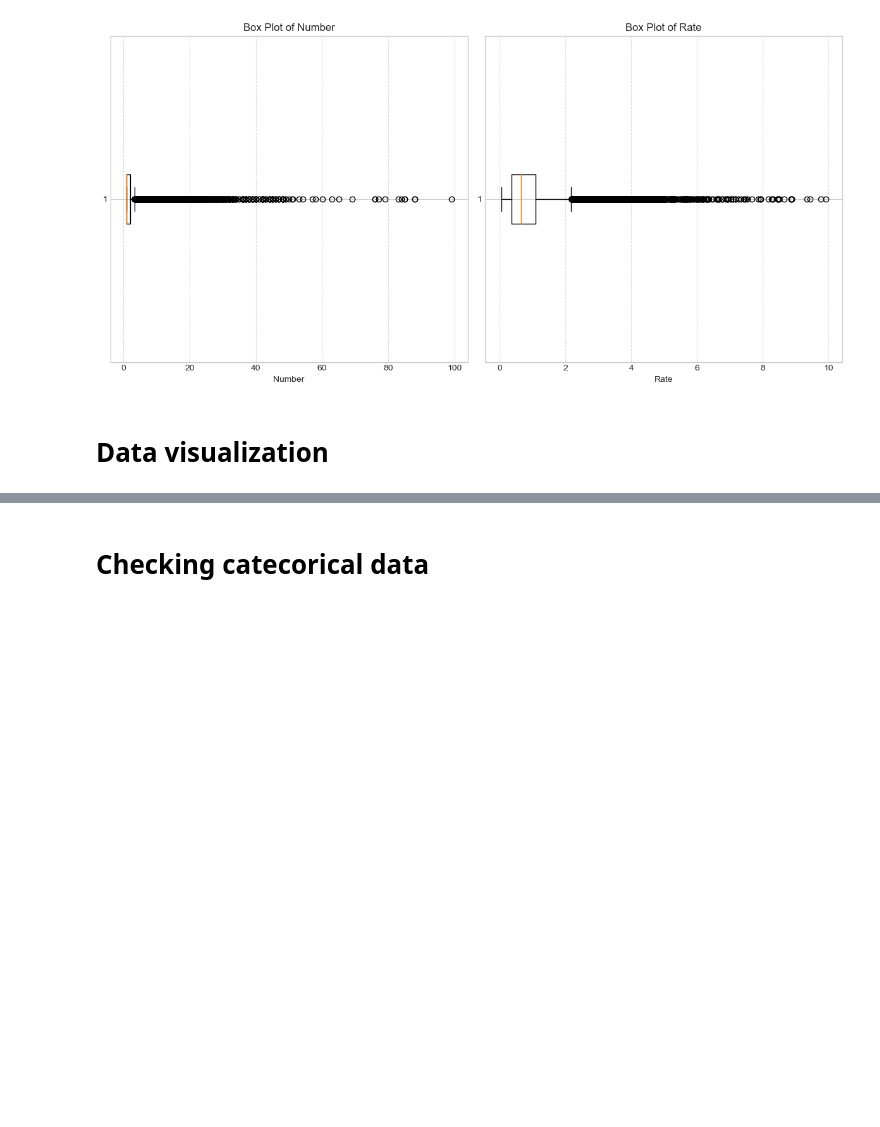
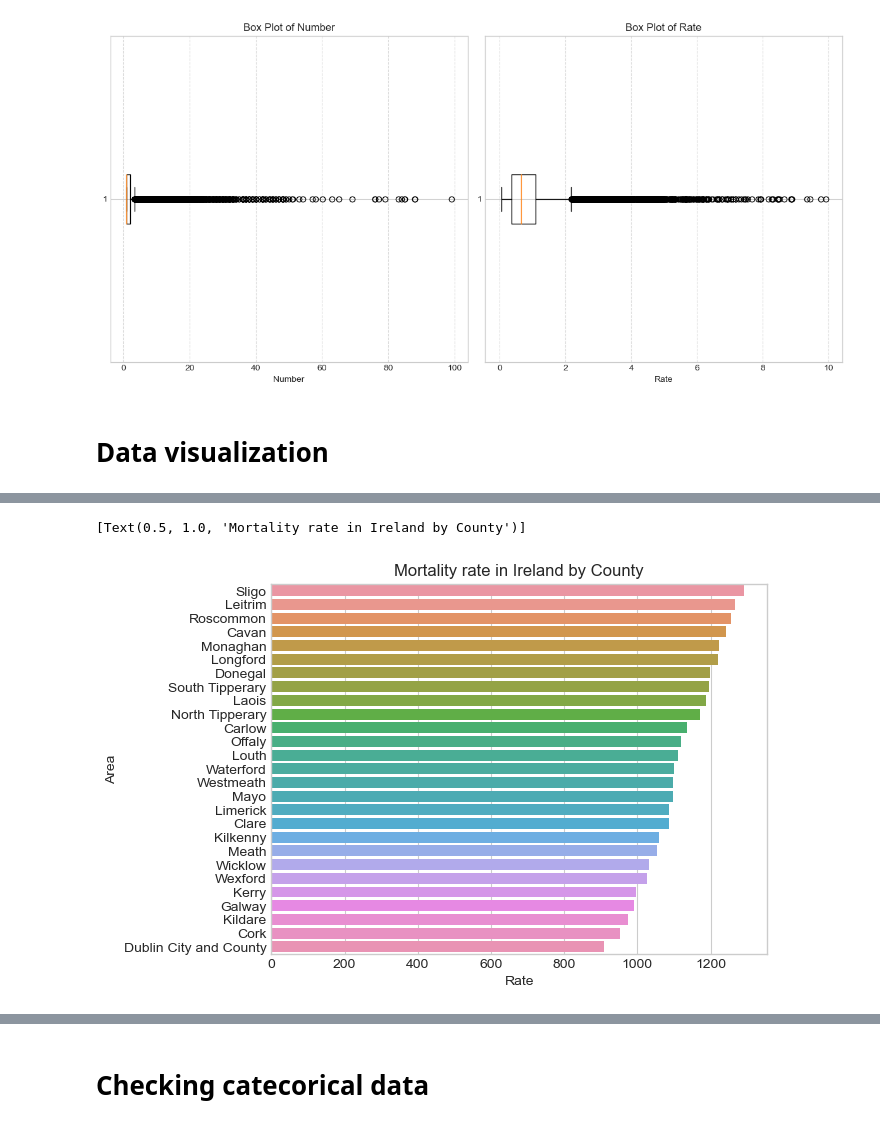
Before and after one commit to Paolacrir/CA1, a Jupyter notebook: Infant and Neonatal Mortality.ipynb, the cells around one changed output, grey strips where cells are left out. Cells and saved outputs as stored; diff of their text form; code cells hidden in the pictures; blank space fills up the shorter version.

```diff
--- a/Infant and Neonatal Mortality.ipynb
+++ b/Infant and Neonatal Mortality.ipynb
@@ -457,0 +463,8 @@ plt.show()
+# %%
+location =Mortality_rate.groupby(['Area']).sum().reset_index().sort_values(by='Rate',ascending=False)
+#location=Mortality_rate.groupby(['Area']).mean().reset_index().sort_values(by='Rate',ascending=False)
+
+sns.barplot(location, x="Rate", y="Area", orient="h") .set(title= "Mortality rate in Ireland by County")
+# %% [output]
+[Text(0.5, 1.0, 'Mortality rate in Ireland by County')]
+[figure, added]
```
Also changed, not shown: parts of 34 cells of this notebook.
